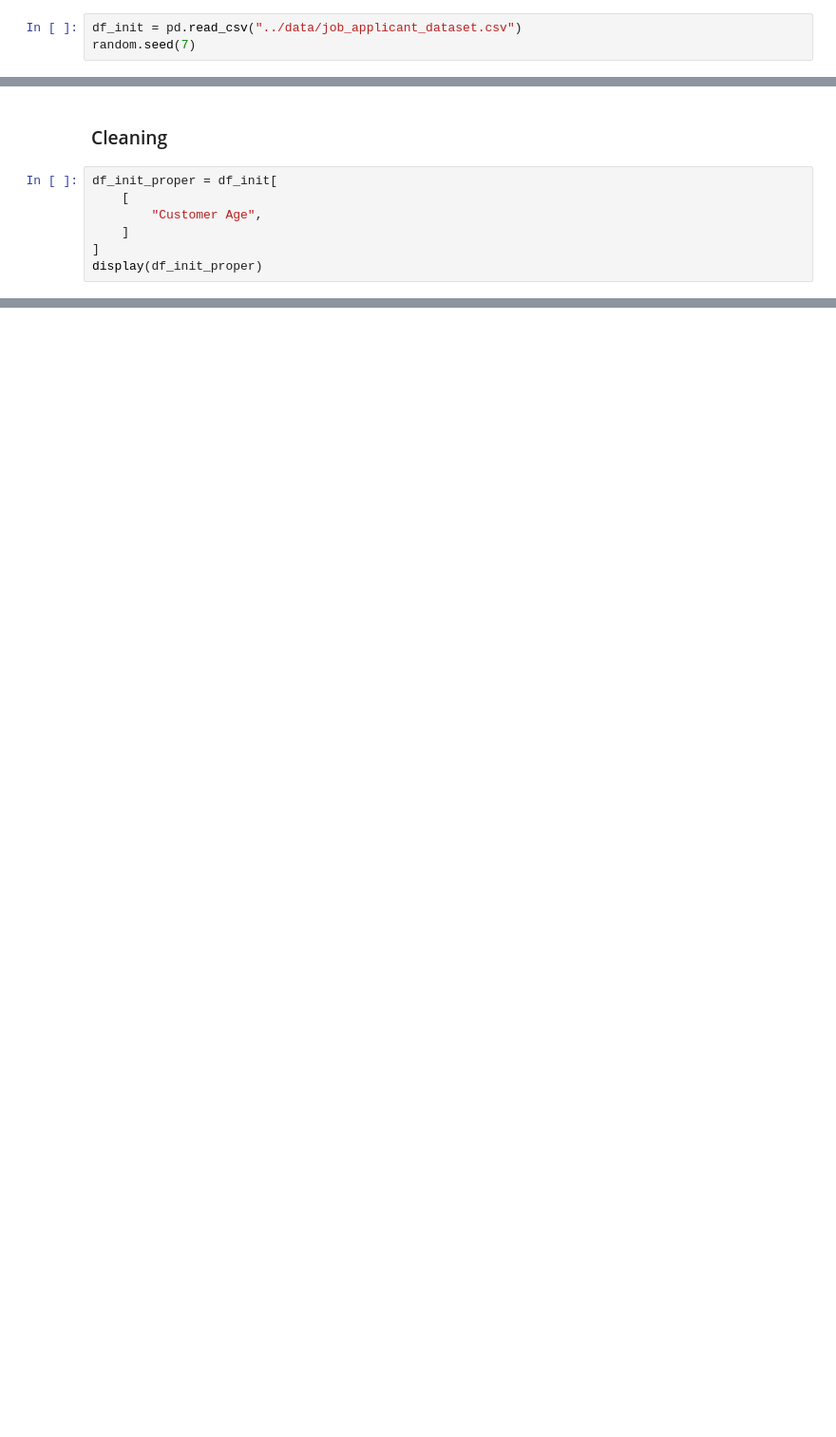
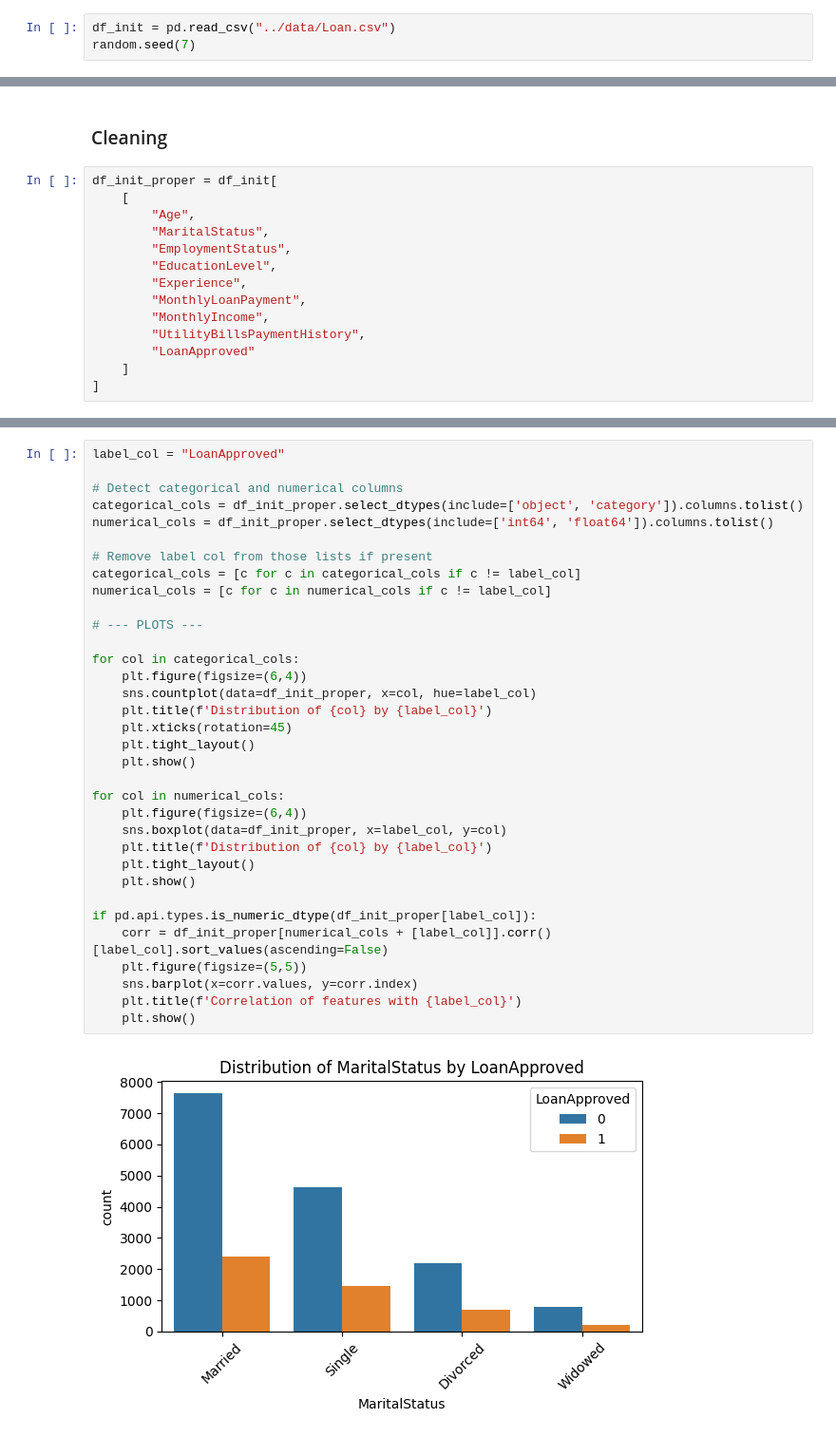
Before and after one commit to LouisDuv/ethical_AI_workflow, a Jupyter notebook: src/notebook.ipynb, the cells around one changed output, grey strips where cells are left out. Shown: that part at 95% size. Cells and saved outputs as stored; diff of their text form; blank space fills up the shorter version.

```diff
--- a/src/notebook.ipynb
+++ b/src/notebook.ipynb
@@ -17,5 +18,5 @@ import random
 # %% [markdown]
 ### Import
 # %%
-df_init = pd.read_csv("../data/job_applicant_dataset.csv")
+df_init = pd.read_csv("../data/Loan.csv")
 random.seed(7)
@@ -42,7 +25,14 @@ display(df_init)
 # %%
 df_init_proper = df_init[
     [
-        "Customer Age",
+        "Age",
+        "MaritalStatus",
+        "EmploymentStatus",
+        "EducationLevel",
+        "Experience",
+        "MonthlyLoanPayment",
+        "MonthlyIncome",
+        "UtilityBillsPaymentHistory",
+        "LoanApproved"
     ]
 ]
-display(df_init_proper)
@@ -62,0 +68,36 @@ display(df_init_proper)
+# %%
+label_col = "LoanApproved"
+
+# Detect categorical and numerical columns
+categorical_cols = df_init_proper.select_dtypes(include=['object', 'category']).columns.tolist()
+numerical_cols = df_init_proper.select_dtypes(include=['int64', 'float64']).columns.tolist()
+
+# Remove label col from those lists if present
+categorical_cols = [c for c in categorical_cols if c != label_col]
+numerical_cols = [c for c in numerical_cols if c != label_col]
+
+# --- PLOTS ---
+
+for col in categorical_cols:
+    plt.figure(figsize=(6,4))
+    sns.countplot(data=df_init_proper, x=col, hue=label_col)
+    plt.title(f'Distribution of {col} by {label_col}')
+    plt.xticks(rotation=45)
+    plt.tight_layout()
+    plt.show()
+
+for col in numerical_cols:
+    plt.figure(figsize=(6,4))
+    sns.boxplot(data=df_init_proper, x=label_col, y=col)
+    plt.title(f'Distribution of {col} by {label_col}')
+    plt.tight_layout()
+    plt.show()
+
+if pd.api.types.is_numeric_dtype(df_init_proper[label_col]):
+    corr = df_init_proper[numerical_cols + [label_col]].corr()[label_col].sort_values(ascending=False)
+    plt.figure(figsize=(5,5))
+    sns.barplot(x=corr.values, y=corr.index)
+    plt.title(f'Correlation of features with {label_col}')
+    plt.show()
+# %% [output]
+[figure, added]
```
Also changed, not shown: parts of 13 cells of this notebook, 5 other files.
